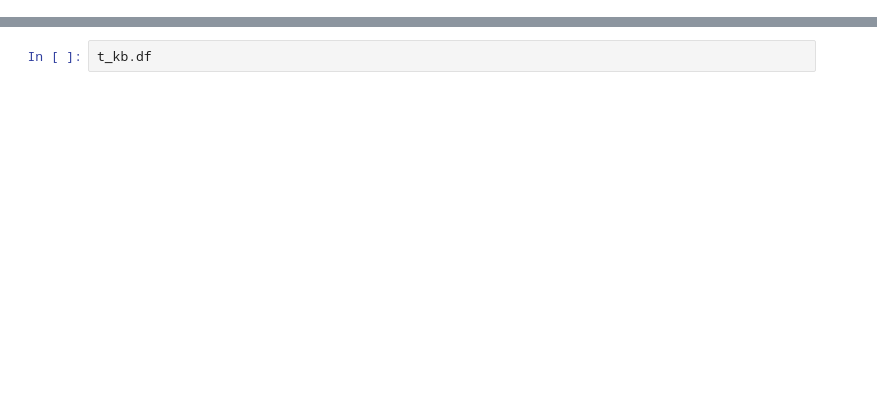
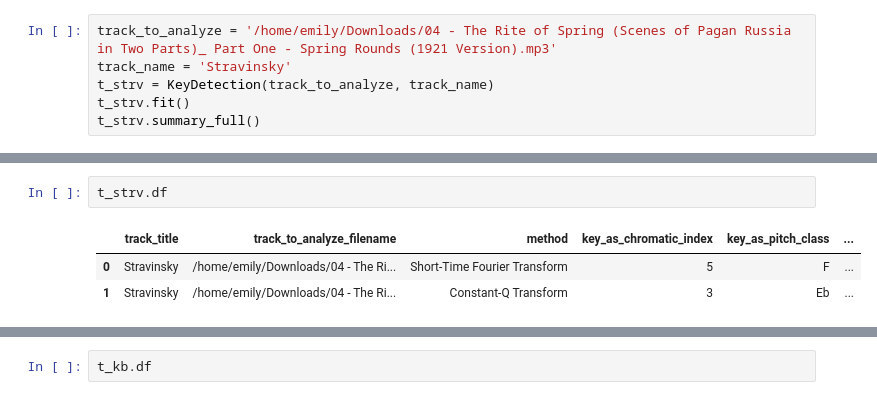
Before and after one commit to badassdatascience/music-production-and-performance, a Jupyter notebook: music_production_and_performance/features/key_detection.ipynb, the cells around one changed output, grey strips where cells are left out. Drawn from its saved outputs; the diff is of its cells as text; blank space fills up the shorter version.

```diff
--- a/music_production_and_performance/features/key_detection.ipynb
+++ b/music_production_and_performance/features/key_detection.ipynb
@@ -205,0 +48,6 @@ class KeyDetection(Track):
+# %%
+track_to_analyze = '/home/emily/Downloads/04 - The Rite of Spring (Scenes of Pagan Russia in Two Parts)_ Part One - Spring Rounds (1921 Version).mp3'
+track_name = 'Stravinsky'
+t_strv = KeyDetection(track_to_analyze, track_name)
+t_strv.fit()
+t_strv.summary_full()
@@ -206 +89,7 @@ class KeyDetection(Track):
+# %%
+t_strv.df
+# %% [output]
+|  | track_title | track_to_analyze_filename | method | key_as_chromatic_index | key_as_pitch_class | ... |
+| 0 | Stravinsky | /home/emily/Downloads/04 - The Ri... | Short-Time Fourier Transform | 5 | F | ... |
+| 1 | Stravinsky | /home/emily/Downloads/04 - The Ri... | Constant-Q Transform | 3 | Eb | ... |
 # %%
```
Also changed, not shown: parts of 10 cells of this notebook, 1 other file.
